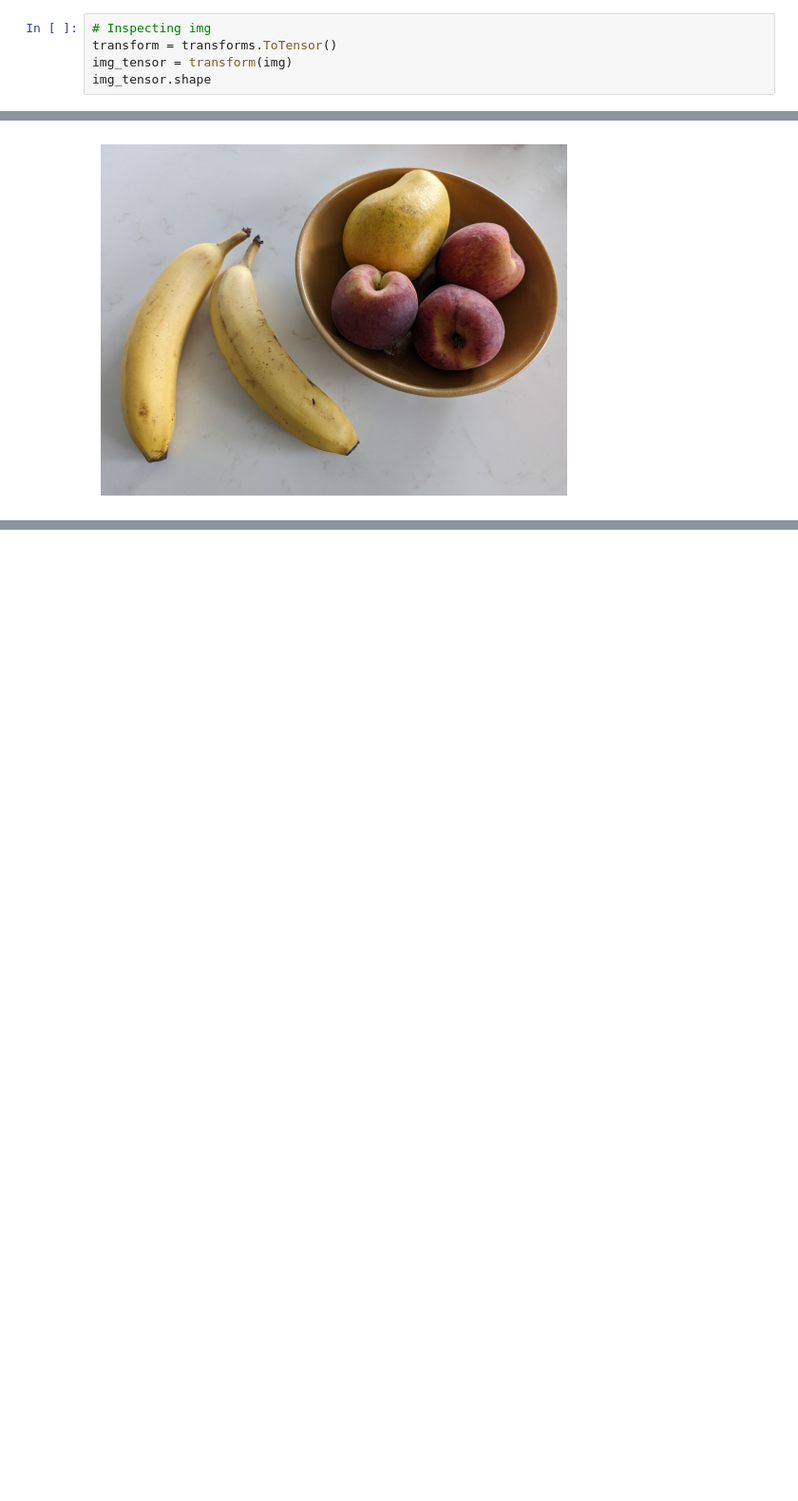
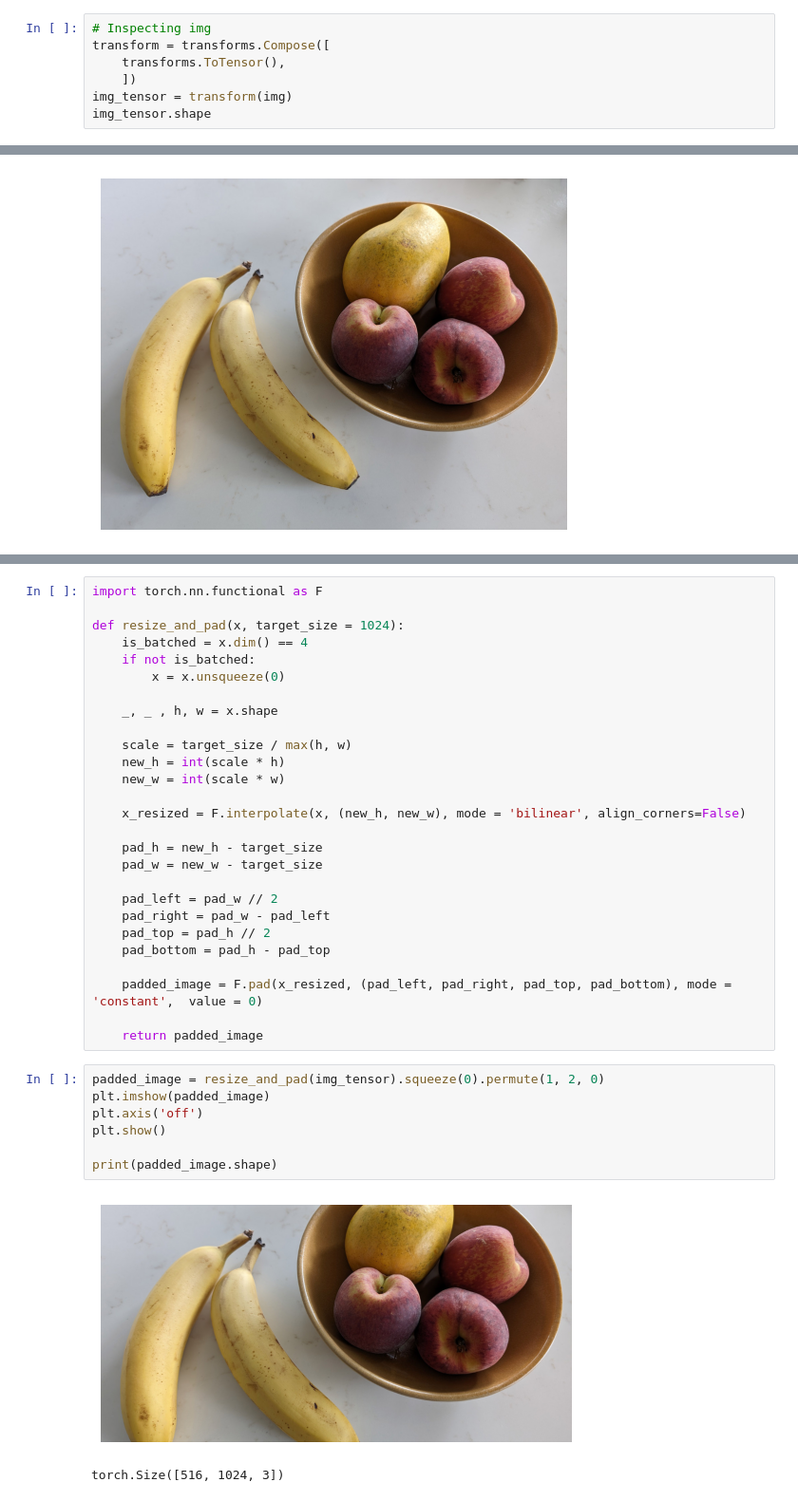
Before and after one commit to Rijan-Joshi/Lil_Learn, a Jupyter notebook: segmentation/sam.ipynb, the cells around one changed output, grey strips where cells are left out. Shown at 95% size. Cells and saved outputs as stored; diff of their text form; blank space fills up the shorter version.

Commit message:
feat: visualized the test image and resized for SAM

```diff
--- a/segmentation/sam.ipynb
+++ b/segmentation/sam.ipynb
@@ -27,7 +27,9 @@ plt.show()
 [figure]
 # %%
 # Inspecting img
-transform = transforms.ToTensor()
+transform = transforms.Compose([
+    transforms.ToTensor(),
+    ])
 img_tensor = transform(img)
 img_tensor.shape
 # %% [output]
@@ -41,0 +50,37 @@ plt.show()
+# %%
+import torch.nn.functional as F
+
+def resize_and_pad(x, target_size = 1024):
+    is_batched = x.dim() == 4
+    if not is_batched:
+        x = x.unsqueeze(0)
+
+    _, _ , h, w = x.shape
+
+    scale = target_size / max(h, w)
+    new_h = int(scale * h)
+    new_w = int(scale * w)
+
+    x_resized = F.interpolate(x, (new_h, new_w), mode = 'bilinear', align_corners=False)
+
+    pad_h = new_h - target_size
+    pad_w = new_w - target_size
+
+    pad_left = pad_w // 2
+    pad_right = pad_w - pad_left
+    pad_top = pad_h // 2
+    pad_bottom = pad_h - pad_top
+
+    padded_image = F.pad(x_resized, (pad_left, pad_right, pad_top, pad_bottom), mode = 'constant',  value = 0)
+
+    return padded_image
+# %%
+padded_image = resize_and_pad(img_tensor).squeeze(0).permute(1, 2, 0)
+plt.imshow(padded_image)
+plt.axis('off')
+plt.show()
+
+print(padded_image.shape)
+# %% [output]
+[figure, added]
+torch.Size([516, 1024, 3])
```
Also changed, not shown: parts of 1 cell of this notebook.
